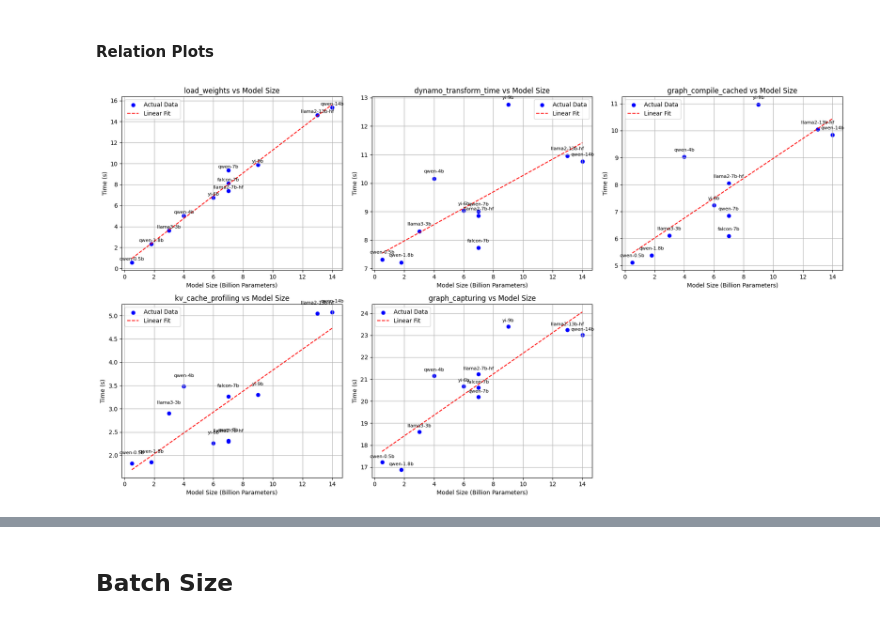
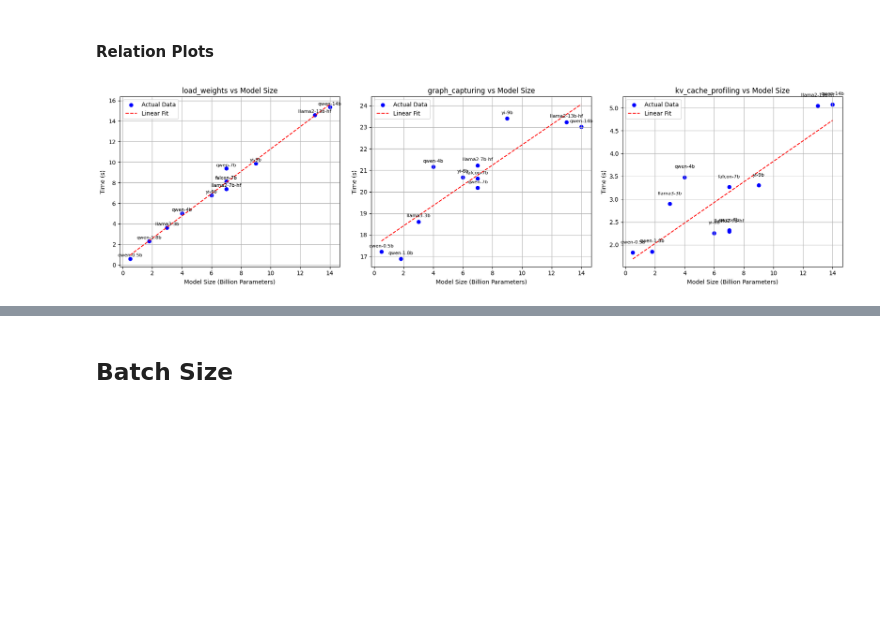
Before and after one commit to Huzifa1/vllm-profiling, a Jupyter notebook: visualize.ipynb, the cells around one changed output, grey strips where cells are left out. Cells and saved outputs as stored; diff of their text form; code cells hidden in the pictures; blank space fills up the shorter version.

```diff
--- a/visualize.ipynb
+++ b/visualize.ipynb
@@ -237,7 +391,7 @@ For Yi models, it's 0.24s
 # %% [markdown]
 #### Relation Plots
 # %%
-keys = ["load_weights", "dynamo_transform_time", "graph_compile_cached", "kv_cache_profiling", "graph_capturing"]
+keys = ["load_weights", "graph_capturing", "kv_cache_profiling"]
 draw_relationship(model_size_json_filepath, "model_size", keys, "Model Size (Billion Parameters)", extract_model_size)
 # %% [output]
-[figure, old version]
+[figure, new version]
```
Also changed, not shown: parts of 9 cells of this notebook, 30 other files.
